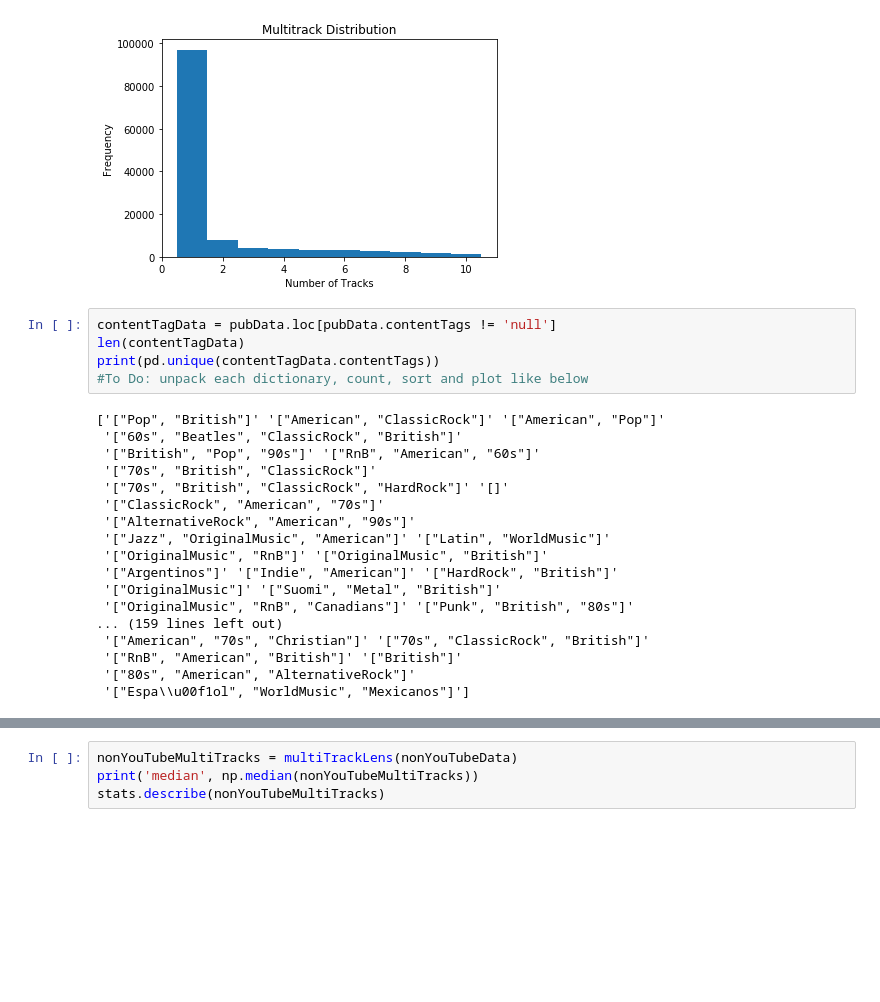
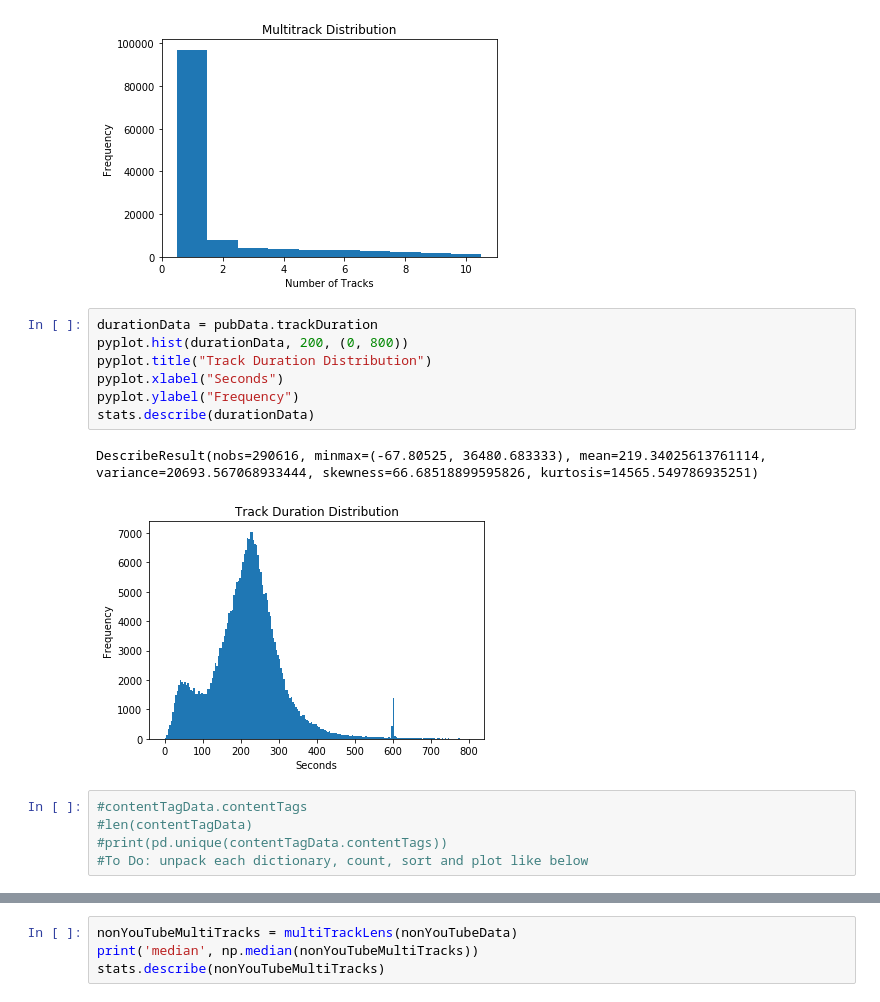
Before and after one commit to marl/bandhub, a Jupyter notebook: notebooks/BandhubStats.ipynb, the cells around one changed output, grey strips where cells are left out. Saved outputs shown, nothing was run; the diff lists cells and outputs as text; blank space fills up the shorter version.

```diff
--- a/notebooks/BandhubStats.ipynb
+++ b/notebooks/BandhubStats.ipynb
@@ -49,26 +55,18 @@ pyplot.ylabel("Frequency")
 # %% [output]
 Text(0,0.5,'Frequency')
 [figure]
+# %%
+durationData = pubData.trackDuration
+pyplot.hist(durationData, 200, (0, 800))
+pyplot.title("Track Duration Distribution")
+pyplot.xlabel("Seconds")
+pyplot.ylabel("Frequency")
+stats.describe(durationData)
+# %% [output]
+DescribeResult(nobs=290616, minmax=(-67.80525, 36480.683333), mean=219.34025613761114, variance=20693.567068933444, skewness=66.68518899595826, kurtosis=14565.549786935251)
+[figure, added]
 # %%
-contentTagData = pubData.loc[pubData.contentTags != 'null']
-len(contentTagData)
-print(pd.unique(contentTagData.contentTags))
+#contentTagData.contentTags
+#len(contentTagData)
+#print(pd.unique(contentTagData.contentTags))
 #To Do: unpack each dictionary, count, sort and plot like below
-# %% [output]
-['["Pop", "British"]' '["American", "ClassicRock"]' '["American", "Pop"]'
- '["60s", "Beatles", "ClassicRock", "British"]'
- '["British", "Pop", "90s"]' '["RnB", "American", "60s"]'
- '["70s", "British", "ClassicRock"]'
- '["70s", "British", "ClassicRock", "HardRock"]' '[]'
- '["ClassicRock", "American", "70s"]'
- '["AlternativeRock", "American", "90s"]'
- '["Jazz", "OriginalMusic", "American"]' '["Latin", "WorldMusic"]'
- '["OriginalMusic", "RnB"]' '["OriginalMusic", "British"]'
- '["Argentinos"]' '["Indie", "American"]' '["HardRock", "British"]'
- '["OriginalMusic"]' '["Suomi", "Metal", "British"]'
- '["OriginalMusic", "RnB", "Canadians"]' '["Punk", "British", "80s"]'
-... (159 lines left out)
- '["American", "70s", "Christian"]' '["70s", "ClassicRock", "British"]'
- '["RnB", "American", "British"]' '["British"]'
- '["80s", "American", "AlternativeRock"]'
- '["Espa\\u00f1ol", "WorldMusic", "Mexicanos"]']
```
Also changed, not shown: parts of 8 cells of this notebook.
